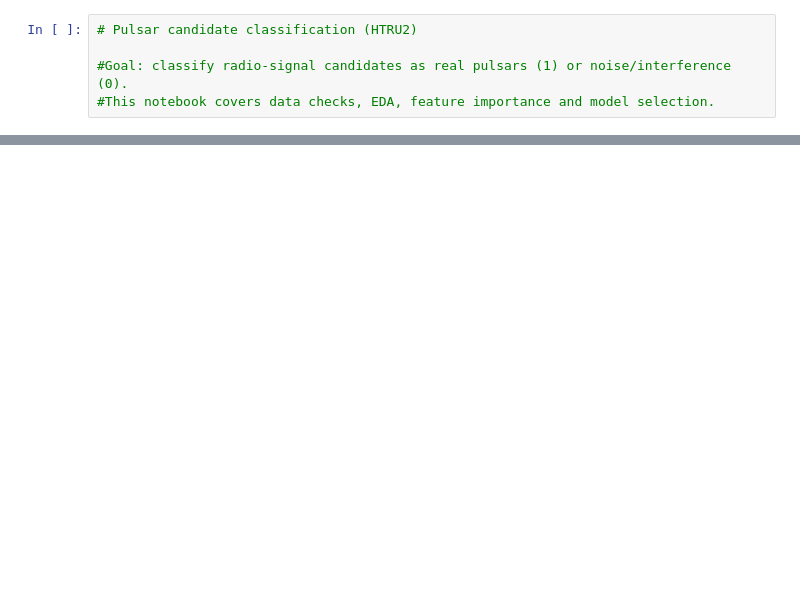
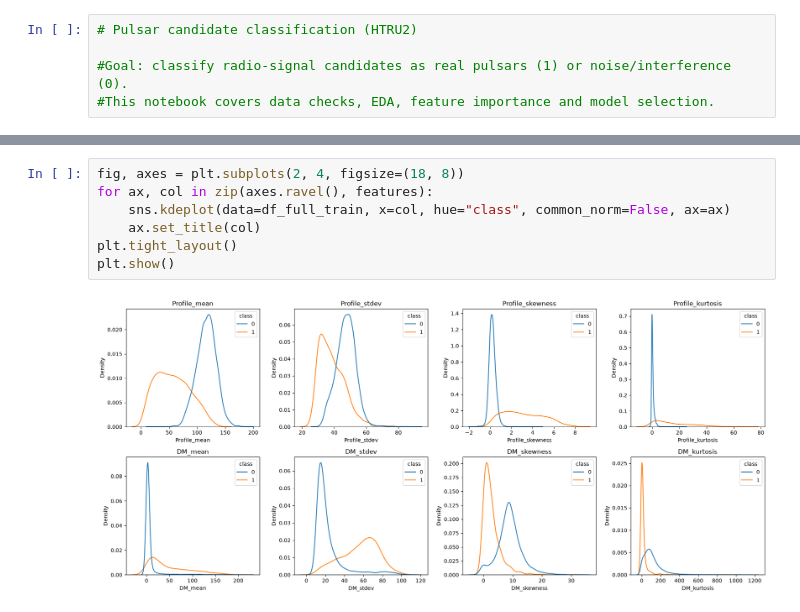
Before and after one commit to Gus-IA/pulsar-candidate-classifier, a Jupyter notebook: notebook.ipynb, the cells around one changed output, grey strips where cells are left out. Drawn from its saved outputs; the diff is of its cells as text; blank space fills up the shorter version.

```diff
--- a/notebook.ipynb
+++ b/notebook.ipynb
@@ -16,2 +76,11 @@ print(df_full_train["class"].mean(), df_test["class"].mean())
+# %%
+fig, axes = plt.subplots(2, 4, figsize=(18, 8))
+for ax, col in zip(axes.ravel(), features):
+    sns.kdeplot(data=df_full_train, x=col, hue="class", common_norm=False, ax=ax)
+    ax.set_title(col)
+plt.tight_layout()
+plt.show()
+# %% [output]
+[figure, added]
 # %%
 df_full_train.groupby("class")[features].mean().T
```
Also changed, not shown: parts of 10 cells of this notebook.
